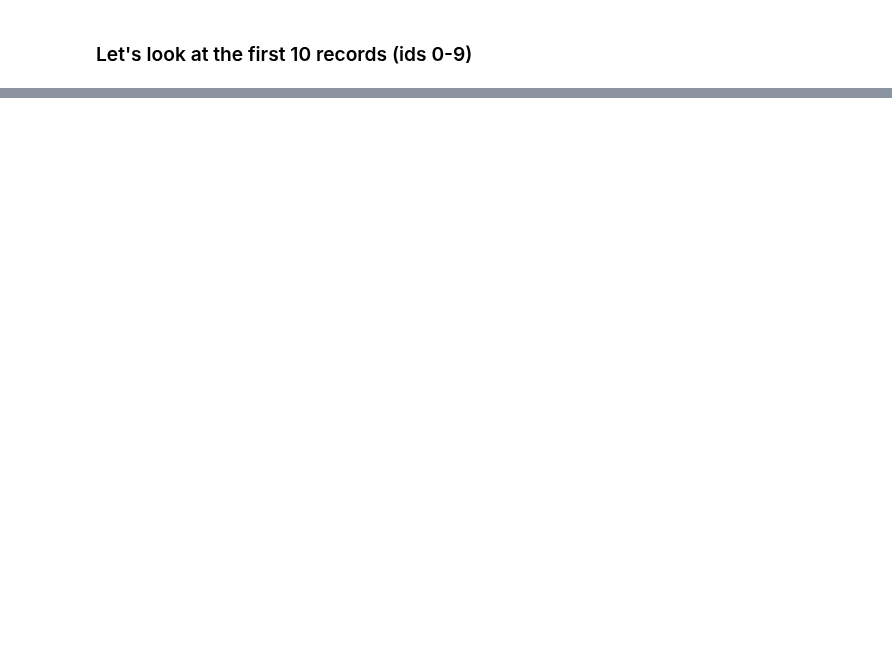
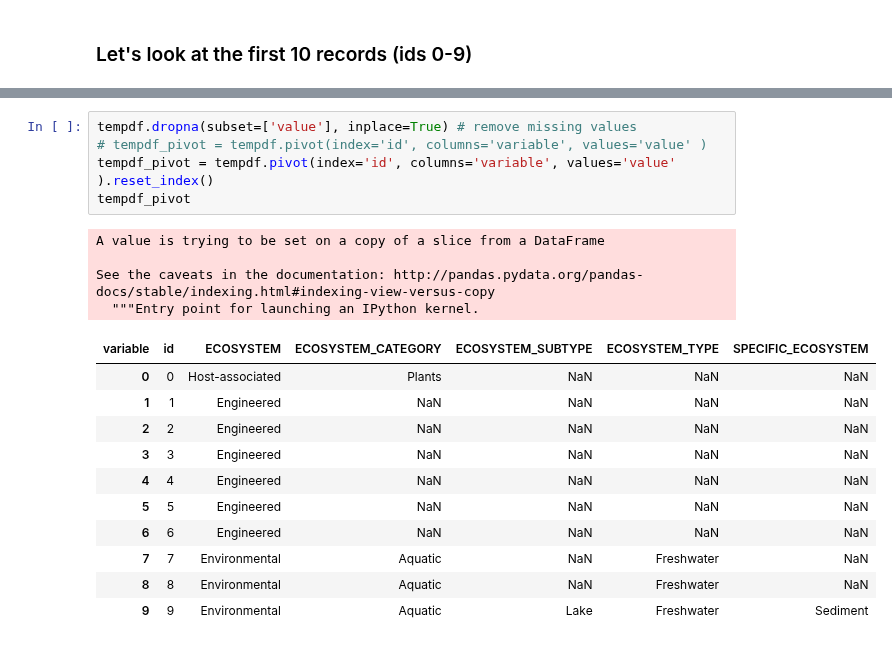
Before and after one commit to microbiomedata/nmdc-metadata, a Jupyter notebook: notebooks/gold-env-elevels-analysis.ipynb, the cells around one changed output, grey strips where cells are left out. Saved outputs shown, nothing was run; the diff lists cells and outputs as text; blank space fills up the shorter version.

```diff
--- a/notebooks/gold-env-elevels-analysis.ipynb
+++ b/notebooks/gold-env-elevels-analysis.ipynb
@@ -256,0 +303,21 @@ nx.draw_networkx(g1, with_labels=True, pos=nx.kamada_kawai_layout(g1))
+# %%
+tempdf.dropna(subset=['value'], inplace=True) # remove missing values
+# tempdf_pivot = tempdf.pivot(index='id', columns='variable', values='value' )
+tempdf_pivot = tempdf.pivot(index='id', columns='variable', values='value' ).reset_index()
+tempdf_pivot
+# %% [output]
+A value is trying to be set on a copy of a slice from a DataFrame
+
+See the caveats in the documentation: http://pandas.pydata.org/pandas-docs/stable/indexing.html#indexing-view-versus-copy
+  """Entry point for launching an IPython kernel.
+| variable | id | ECOSYSTEM | ECOSYSTEM_CATEGORY | ECOSYSTEM_SUBTYPE | ECOSYSTEM_TYPE | SPECIFIC_ECOSYSTEM |
+| 0 | 0 | Host-associated | Plants | NaN | NaN | NaN |
+| 1 | 1 | Engineered | NaN | NaN | NaN | NaN |
+| 2 | 2 | Engineered | NaN | NaN | NaN | NaN |
+| 3 | 3 | Engineered | NaN | NaN | NaN | NaN |
+| 4 | 4 | Engineered | NaN | NaN | NaN | NaN |
+| 5 | 5 | Engineered | NaN | NaN | NaN | NaN |
+| 6 | 6 | Engineered | NaN | NaN | NaN | NaN |
+| 7 | 7 | Environmental | Aquatic | NaN | Freshwater | NaN |
+| 8 | 8 | Environmental | Aquatic | NaN | Freshwater | NaN |
+| 9 | 9 | Environmental | Aquatic | Lake | Freshwater | Sediment |
```
Also changed, not shown: parts of 9 cells of this notebook.
